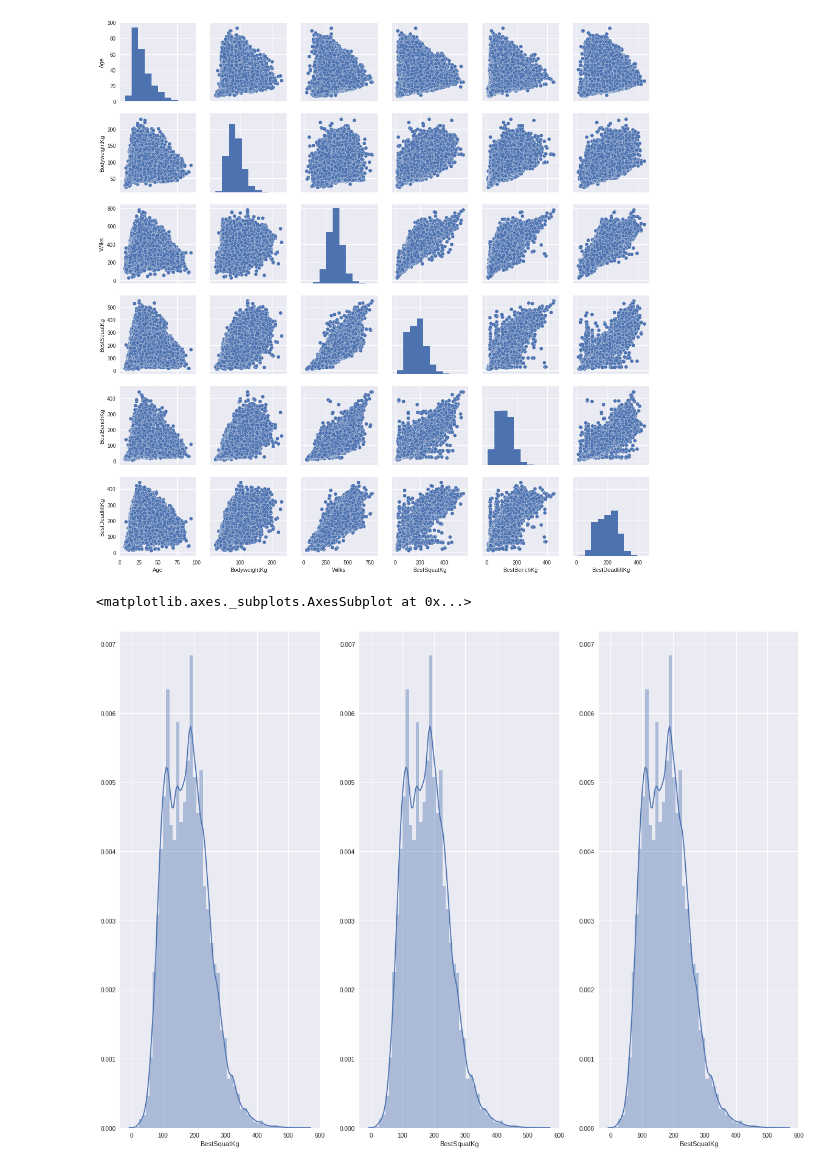
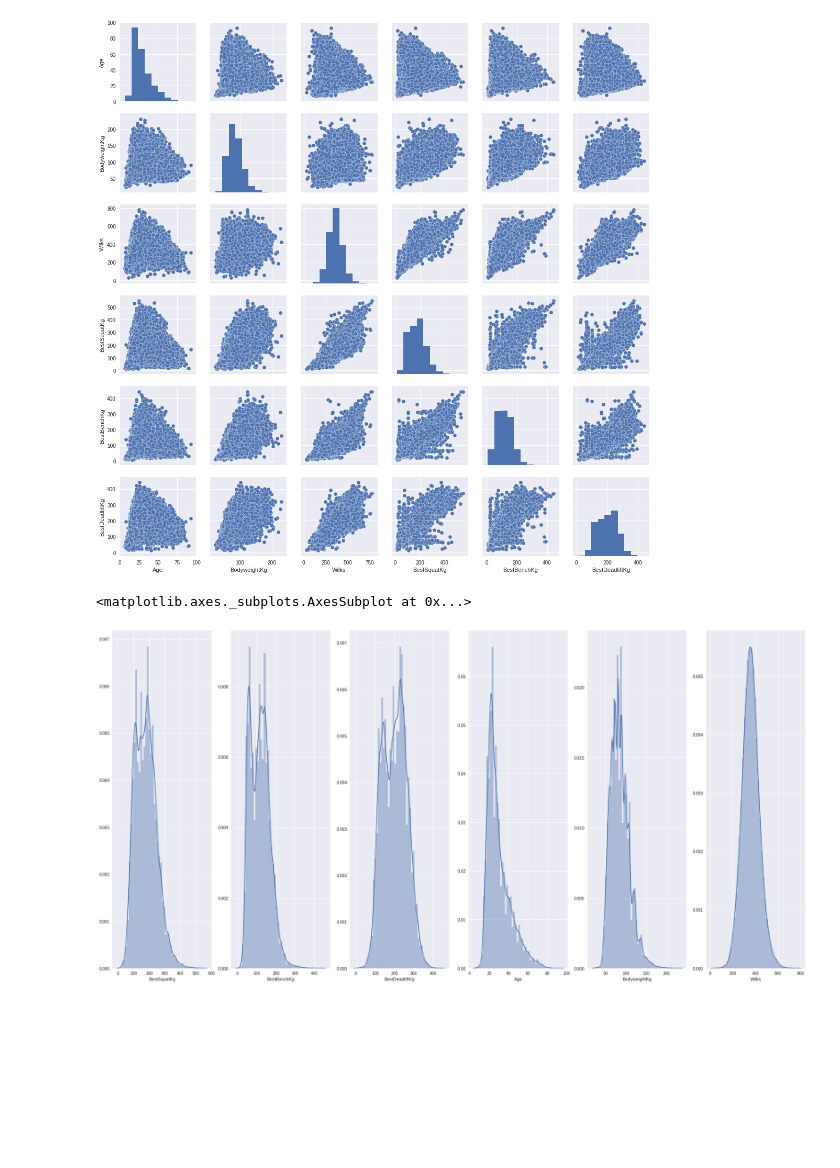
Before and after one commit to tjysdsg/powerlifting-prediction, a Jupyter notebook: Powerlifting_Prediction.ipynb, the cells around one changed output. Cells and saved outputs as stored; diff of their text form; code cells hidden in the pictures; blank space fills up the shorter version.

```diff
--- a/Powerlifting_Prediction.ipynb
+++ b/Powerlifting_Prediction.ipynb
@@ -55,12 +57,15 @@ sns.pairplot(data_cleaned[['Age','BodyweightKg','Wilks','BestSquatKg','BestBench
 # %%
 %matplotlib inline
 import matplotlib.pyplot as plt
 import seaborn as sns;sns.set();
-fig,ax = plt.subplots(1,3)
-fig.set_size_inches(20, 15)
+fig,ax = plt.subplots(1,6)
+fig.set_size_inches(30, 15)
 sns.distplot(data_cleaned['BestSquatKg'],ax=ax[0])
-sns.distplot(data_cleaned['BestSquatKg'],ax=ax[1])
-sns.distplot(data_cleaned['BestSquatKg'],ax=ax[2])
+sns.distplot(data_cleaned['BestBenchKg'],ax=ax[1])
+sns.distplot(data_cleaned['BestDeadliftKg'],ax=ax[2])
+sns.distplot(data_cleaned['Age'],ax=ax[3])
+sns.distplot(data_cleaned['BodyweightKg'],ax=ax[4])
+sns.distplot(data_cleaned['Wilks'],ax=ax[5])
 # %% [output]
 <matplotlib.axes._subplots.AxesSubplot at 0x...>
-[figure, old version]
+[figure, new version]
```
Also changed, not shown: parts of 4 cells of this notebook.
